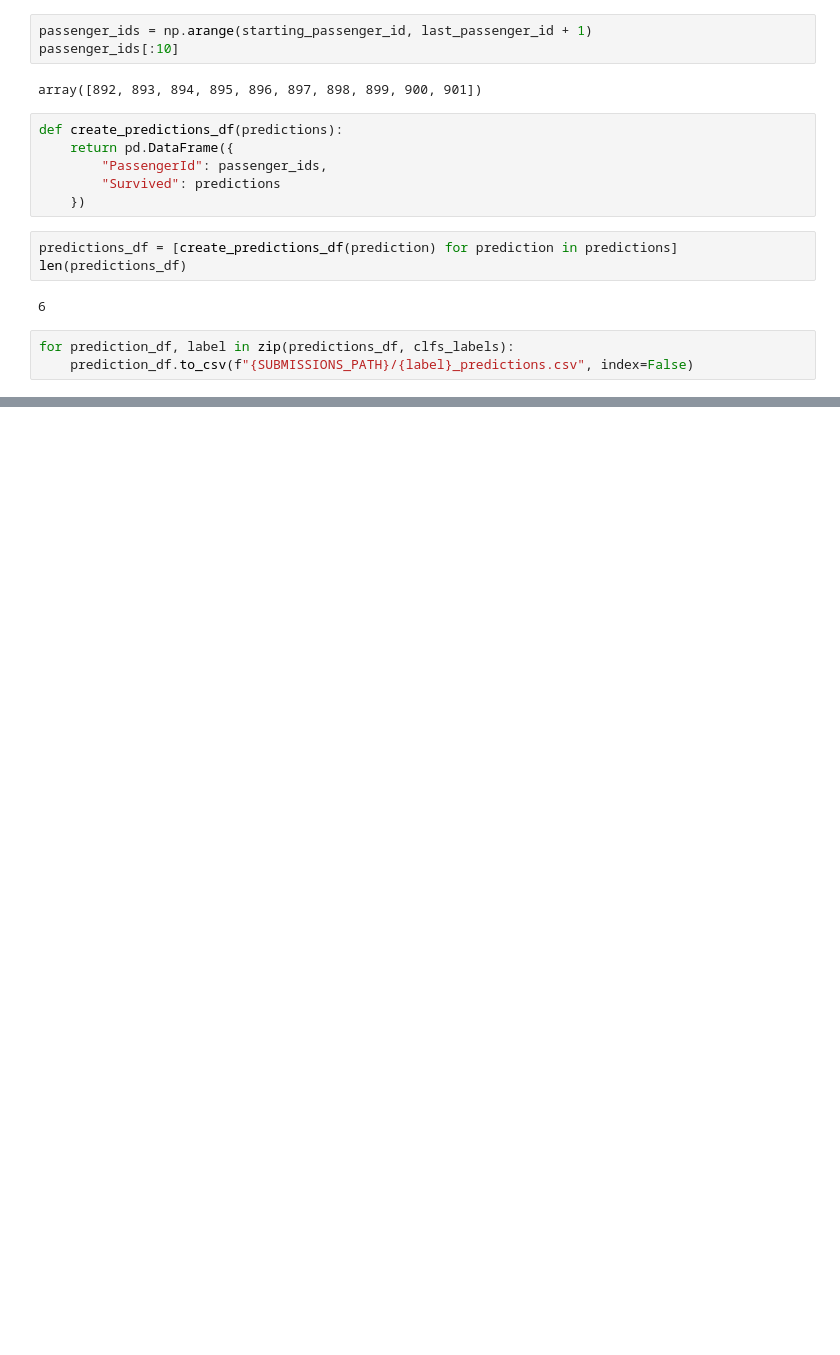
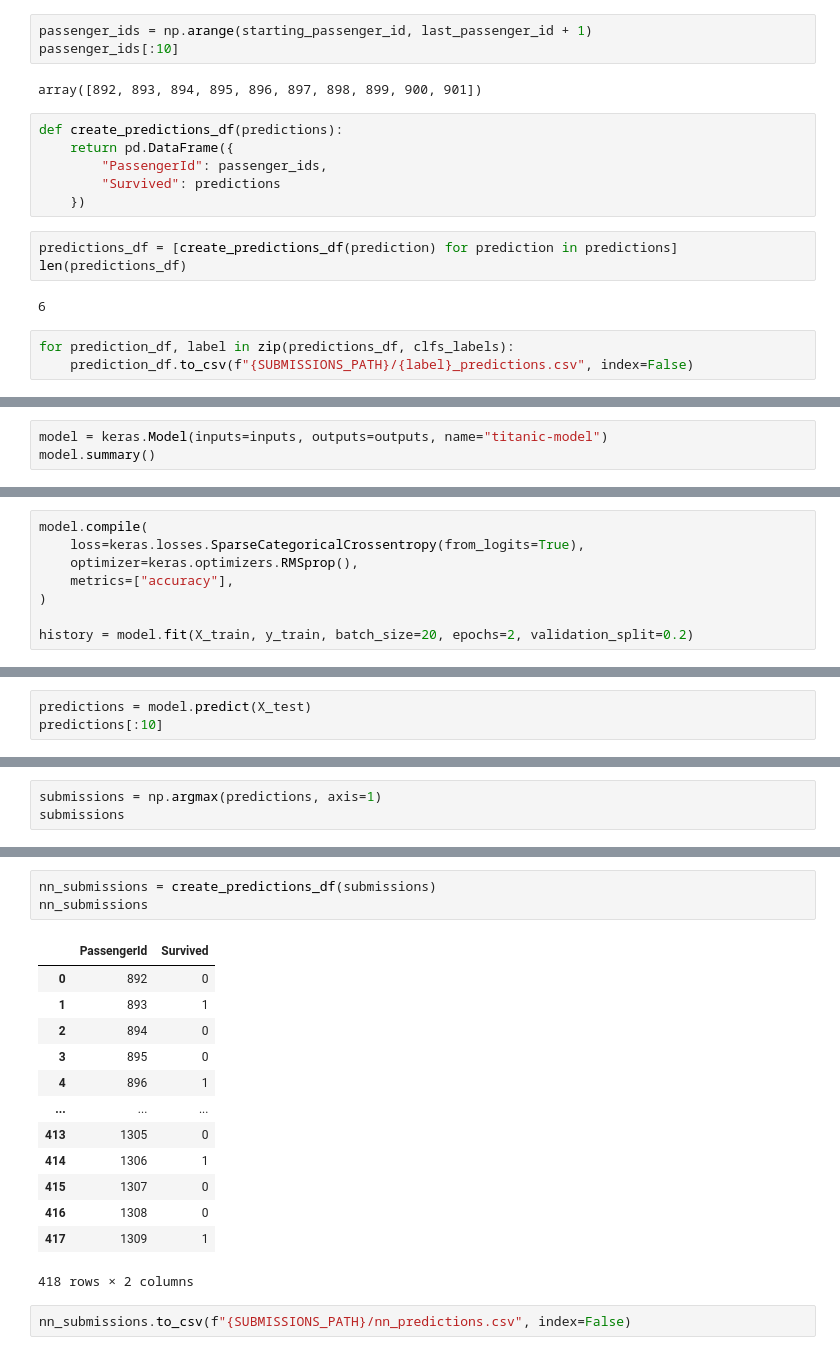
Before and after one commit to edgarWolf/titanic-playground, a Jupyter notebook: titanic.ipynb, the cells around one changed output, grey strips where cells are left out. Cells and saved outputs as stored; diff of their text form; blank space fills up the shorter version.

```diff
--- a/titanic.ipynb
+++ b/titanic.ipynb
@@ -977,0 +1063,3 @@ for prediction_df, label in zip(predictions_df, clfs_labels):
+# %%
+model = keras.Model(inputs=inputs, outputs=outputs, name="titanic-model")
+model.summary()
@@ -977,0 +1084,8 @@ for prediction_df, label in zip(predictions_df, clfs_labels):
+# %%
+model.compile(
+    loss=keras.losses.SparseCategoricalCrossentropy(from_logits=True),
+    optimizer=keras.optimizers.RMSprop(),
+    metrics=["accuracy"],
+)
+
+history = model.fit(X_train, y_train, batch_size=20, epochs=2, validation_split=0.2)
@@ -977,0 +1097,3 @@ for prediction_df, label in zip(predictions_df, clfs_labels):
+# %%
+predictions = model.predict(X_test)
+predictions[:10]
@@ -977,0 +1112,3 @@ for prediction_df, label in zip(predictions_df, clfs_labels):
+# %%
+submissions = np.argmax(predictions, axis=1)
+submissions
@@ -977,0 +1136,19 @@ for prediction_df, label in zip(predictions_df, clfs_labels):
+# %%
+nn_submissions = create_predictions_df(submissions)
+nn_submissions
+# %% [output]
+|  | PassengerId | Survived |
+| 0 | 892 | 0 |
+| 1 | 893 | 1 |
+| 2 | 894 | 0 |
+| 3 | 895 | 0 |
+| 4 | 896 | 1 |
+| ... | ... | ... |
+| 413 | 1305 | 0 |
+| 414 | 1306 | 1 |
+| 415 | 1307 | 0 |
+| 416 | 1308 | 0 |
+| 417 | 1309 | 1 |
+418 rows × 2 columns
+# %%
+nn_submissions.to_csv(f"{SUBMISSIONS_PATH}/nn_predictions.csv", index=False)
```
Also changed, not shown: parts of 28 cells of this notebook.
